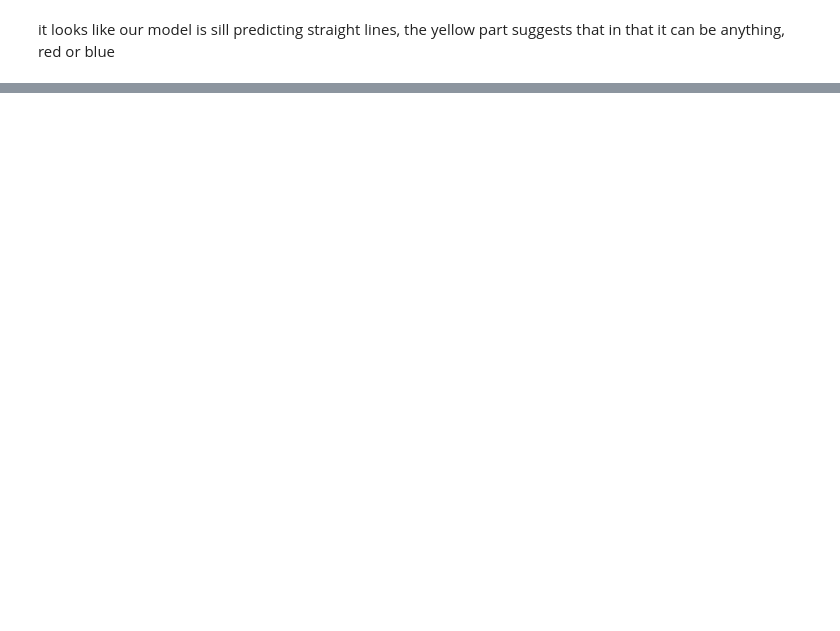
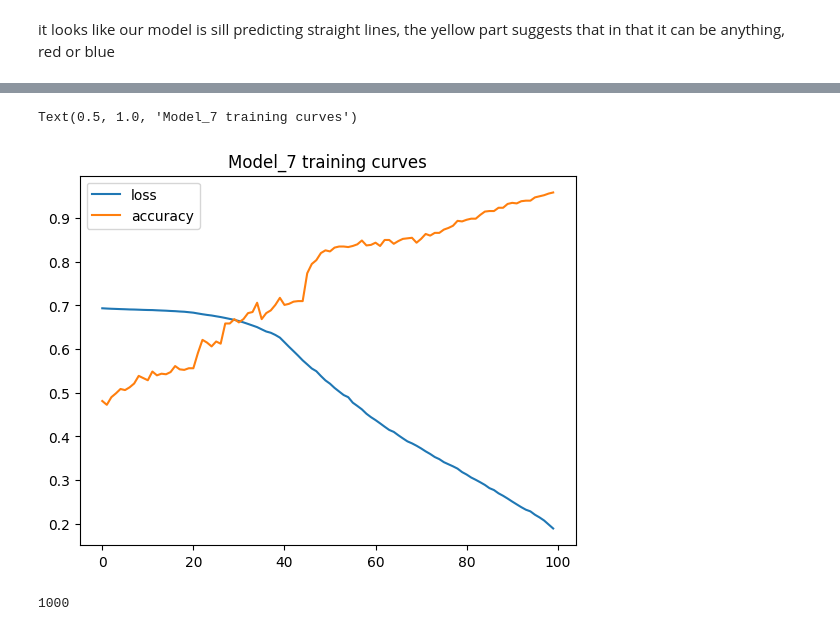
Before and after one commit to issarbhavya/ML, a Jupyter notebook: 02_neural_network_binary__classification_v2.ipynb, the cells around one changed output, grey strips where cells are left out. Cells and saved outputs as stored; diff of their text form; code cells hidden in the pictures; blank space fills up the shorter version.

```diff
--- a/02_neural_network_binary__classification_v2.ipynb
+++ b/02_neural_network_binary__classification_v2.ipynb
@@ -396,0 +406,10 @@ doing binary classifcation...
+# %%
+pd.DataFrame(history_7.history).plot()
+plt.title("Model_7 training curves")
+# %% [output]
+Text(0.5, 1.0, 'Model_7 training curves')
+[figure, added]
+# %%
+len(X)
+# %% [output]
+1000
```
Also changed, not shown: parts of 29 cells of this notebook.
